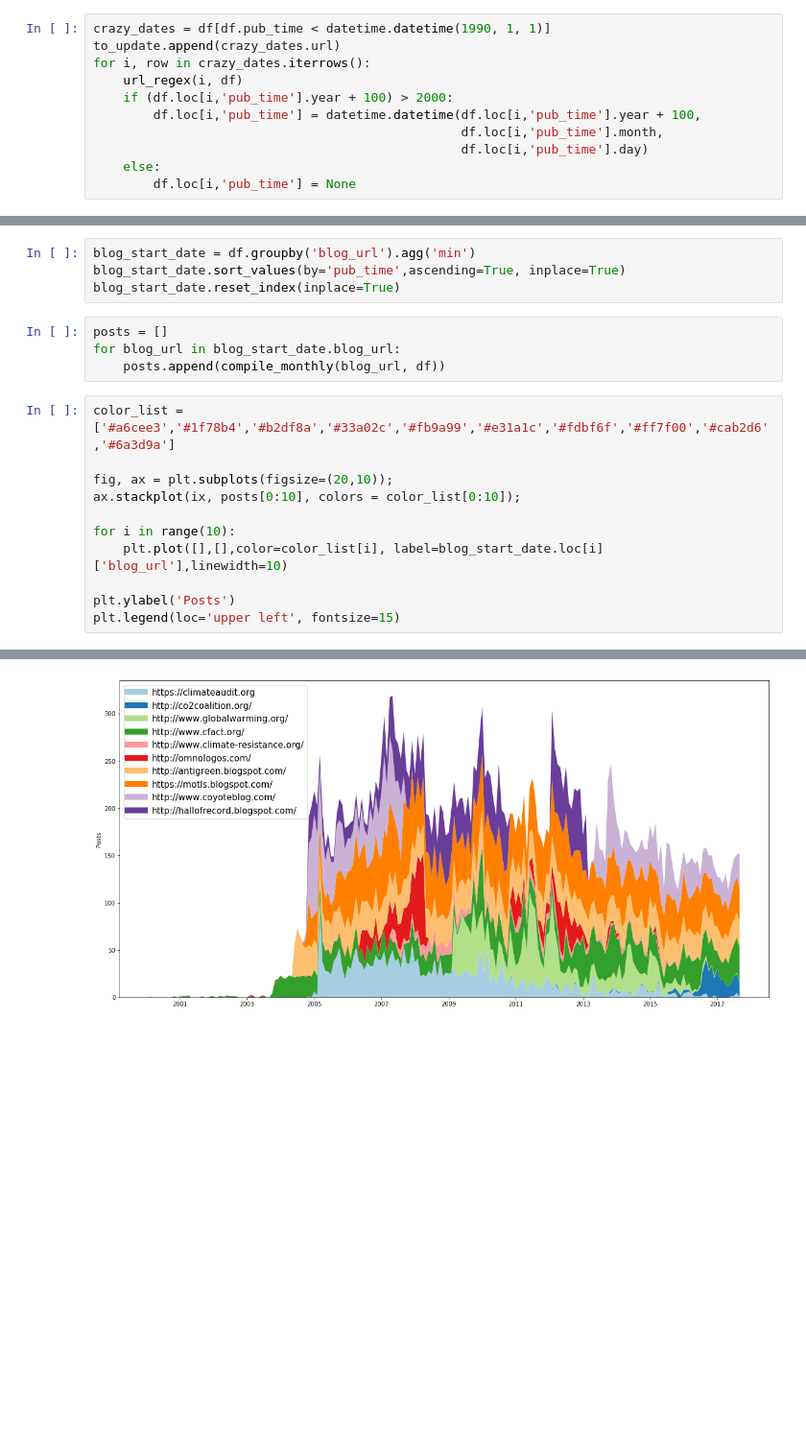
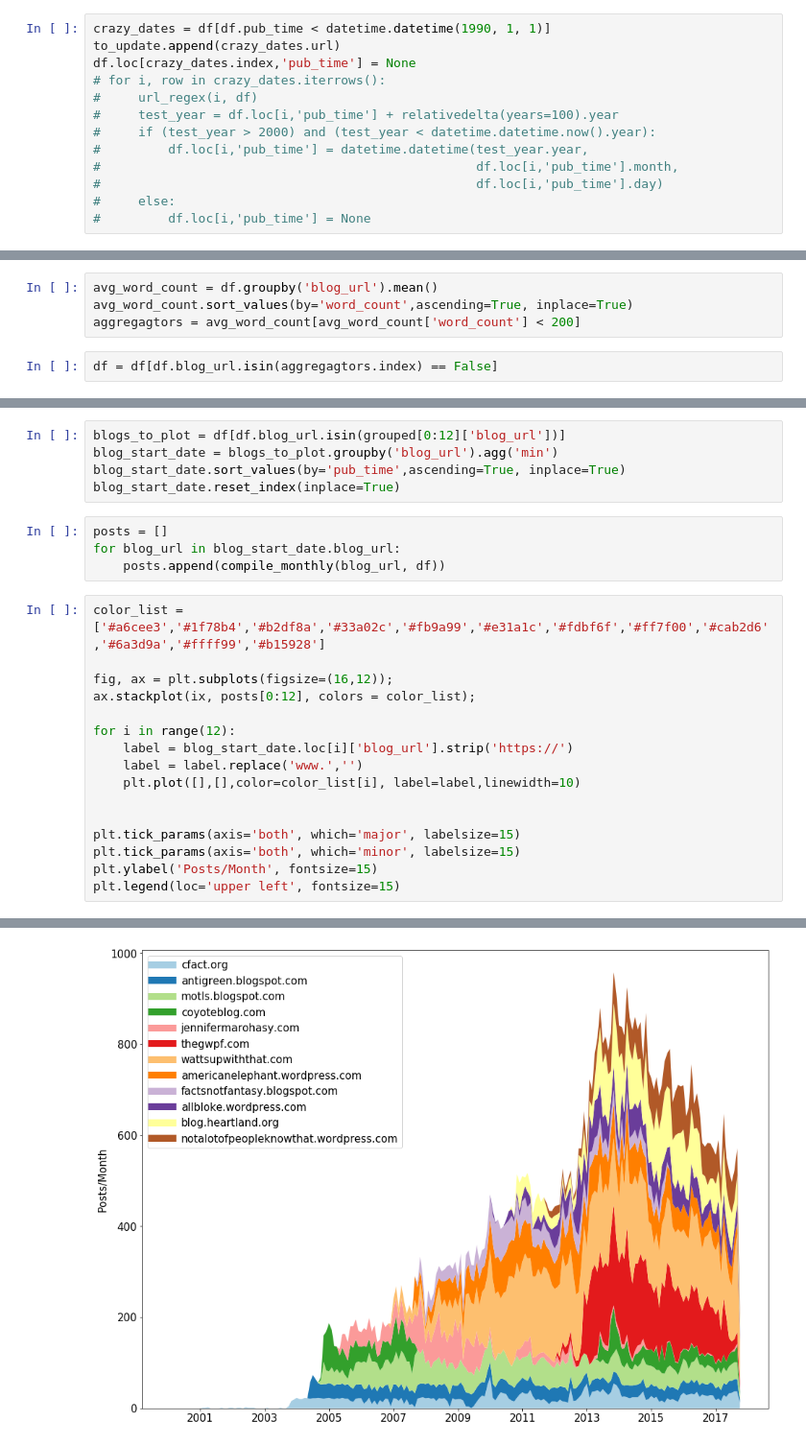
Before and after one commit to magananoronha/climate-blog-scraper, a Jupyter notebook: eda/First pass.ipynb, the cells around one changed output, grey strips where cells are left out. Shown at 96% size. Drawn from its saved outputs; the diff is of its cells as text; blank space fills up the shorter version.

```diff
--- a/eda/First pass.ipynb
+++ b/eda/First pass.ipynb
@@ -35,13 +56,15 @@ for i, row in null_dates.iterrows():
 # %%
 crazy_dates = df[df.pub_time < datetime.datetime(1990, 1, 1)]
 to_update.append(crazy_dates.url)
-for i, row in crazy_dates.iterrows():
-    url_regex(i, df)
-    if (df.loc[i,'pub_time'].year + 100) > 2000:
-        df.loc[i,'pub_time'] = datetime.datetime(df.loc[i,'pub_time'].year + 100,
-                                                 df.loc[i,'pub_time'].month,
-                                                 df.loc[i,'pub_time'].day)
-    else:
-        df.loc[i,'pub_time'] = None
+df.loc[crazy_dates.index,'pub_time'] = None
+# for i, row in crazy_dates.iterrows():
+#     url_regex(i, df)
+#     test_year = df.loc[i,'pub_time'] + relativedelta(years=100).year
+#     if (test_year > 2000) and (test_year < datetime.datetime.now().year):
+#         df.loc[i,'pub_time'] = datetime.datetime(test_year.year,
+#                                                  df.loc[i,'pub_time'].month,
+#                                                  df.loc[i,'pub_time'].day)
+#     else:
+#         df.loc[i,'pub_time'] = None
 # %%
 df = df[(df.pub_time).notnull()]
@@ -61,0 +89,6 @@ plt.hist(df.word_count, 10000, facecolor='y', alpha=0.75);
+# %%
+avg_word_count = df.groupby('blog_url').mean()
+avg_word_count.sort_values(by='word_count',ascending=True, inplace=True)
+aggregagtors = avg_word_count[avg_word_count['word_count'] < 200]
+# %%
+df = df[df.blog_url.isin(aggregagtors.index) == False]
@@ -84,7 +121,8 @@ def compile_monthly(blog_url, df):
     blog_posts = blog_posts.reindex(ix, fill_value=0)
     return blog_posts.values
 # %%
-blog_start_date = df.groupby('blog_url').agg('min')
+blogs_to_plot = df[df.blog_url.isin(grouped[0:12]['blog_url'])]
+blog_start_date = blogs_to_plot.groupby('blog_url').agg('min')
 blog_start_date.sort_values(by='pub_time',ascending=True, inplace=True)
 blog_start_date.reset_index(inplace=True)
 # %%
@@ -92,16 +130,21 @@ posts = []
 for blog_url in blog_start_date.blog_url:
     posts.append(compile_monthly(blog_url, df))
 # %%
-color_list = ['#a6cee3','#1f78b4','#b2df8a','#33a02c','#fb9a99','#e31a1c','#fdbf6f','#ff7f00','#cab2d6','#6a3d9a']
+color_list = ['#a6cee3','#1f78b4','#b2df8a','#33a02c','#fb9a99','#e31a1c','#fdbf6f','#ff7f00','#cab2d6','#6a3d9a','#ffff99','#b15928']
 
-fig, ax = plt.subplots(figsize=(20,10));
-ax.stackplot(ix, posts[0:10], colors = color_list[0:10]);
+fig, ax = plt.subplots(figsize=(16,12));
+ax.stackplot(ix, posts[0:12], colors = color_list);
 
-for i in range(10):
-    plt.plot([],[],color=color_list[i], label=blog_start_date.loc[i]['blog_url'],linewidth=10)
+for i in range(12):
+    label = blog_start_date.loc[i]['blog_url'].strip('https://')
+    label = label.replace('www.','')
+    plt.plot([],[],color=color_list[i], label=label,linewidth=10)
 
-plt.ylabel('Posts')
+
+plt.tick_params(axis='both', which='major', labelsize=15)
+plt.tick_params(axis='both', which='minor', labelsize=15)
+plt.ylabel('Posts/Month', fontsize=15)
 plt.legend(loc='upper left', fontsize=15)
 # %% [output]
 <matplotlib.legend.Legend at 0x...>
-[figure, old version]
+[figure, new version]
```
Also changed, not shown: parts of 13 cells of this notebook, 3 other files.
